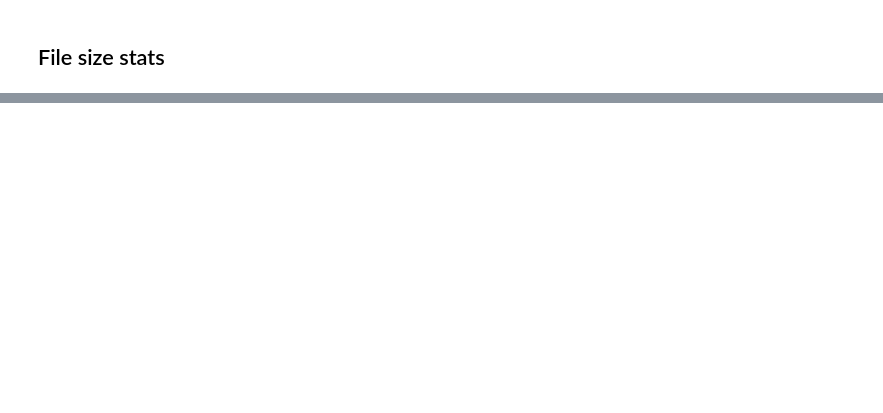
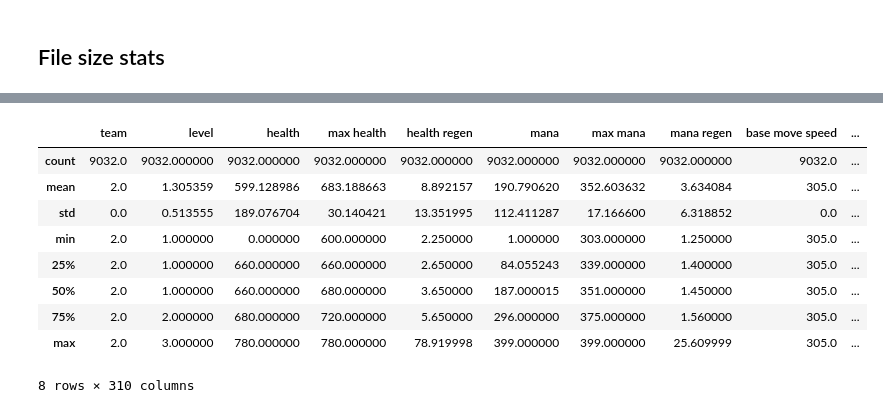
Before and after one commit to TemplierPaul/DOTA2-Evolutionary-Algorithm, a Jupyter notebook: Games analysis.ipynb, the cells around one changed output, grey strips where cells are left out. Saved outputs shown, nothing was run; the diff lists cells and outputs as text; code cells hidden in the pictures; blank space fills up the shorter version.

```diff
--- a/Games analysis.ipynb
+++ b/Games analysis.ipynb
@@ -303,0 +42,5 @@ Text(0, 0.5, 'Game Steps')
+# %%
+import json
+with open('features_list.json', 'r') as fp:
+    features_list = json.load(fp)
+features_list
@@ -303,0 +65,17 @@ Text(0, 0.5, 'Game Steps')
+# %%
+df = pd.read_csv(files[1], index_col=0)
+df = df.drop(columns='action')
+df.columns=features_list.values()
+desc = df.describe()
+desc
+# %% [output]
+|  | team | level | health | max health | health regen | mana | max mana | mana regen | base move speed | ... |
+| count | 9032.0 | 9032.000000 | 9032.000000 | 9032.000000 | 9032.000000 | 9032.000000 | 9032.000000 | 9032.000000 | 9032.0 | ... |
+| mean | 2.0 | 1.305359 | 599.128986 | 683.188663 | 8.892157 | 190.790620 | 352.603632 | 3.634084 | 305.0 | ... |
+| std | 0.0 | 0.513555 | 189.076704 | 30.140421 | 13.351995 | 112.411287 | 17.166600 | 6.318852 | 0.0 | ... |
+| min | 2.0 | 1.000000 | 0.000000 | 600.000000 | 2.250000 | 1.000000 | 303.000000 | 1.250000 | 305.0 | ... |
+| 25% | 2.0 | 1.000000 | 660.000000 | 660.000000 | 2.650000 | 84.055243 | 339.000000 | 1.400000 | 305.0 | ... |
+| 50% | 2.0 | 1.000000 | 660.000000 | 680.000000 | 3.650000 | 187.000015 | 351.000000 | 1.450000 | 305.0 | ... |
+| 75% | 2.0 | 2.000000 | 680.000000 | 720.000000 | 5.650000 | 296.000000 | 375.000000 | 1.560000 | 305.0 | ... |
+| max | 2.0 | 3.000000 | 780.000000 | 780.000000 | 78.919998 | 399.000000 | 399.000000 | 25.609999 | 305.0 | ... |
+8 rows × 310 columns
```
Also changed, not shown: parts of 27 cells of this notebook, 1 other file.
